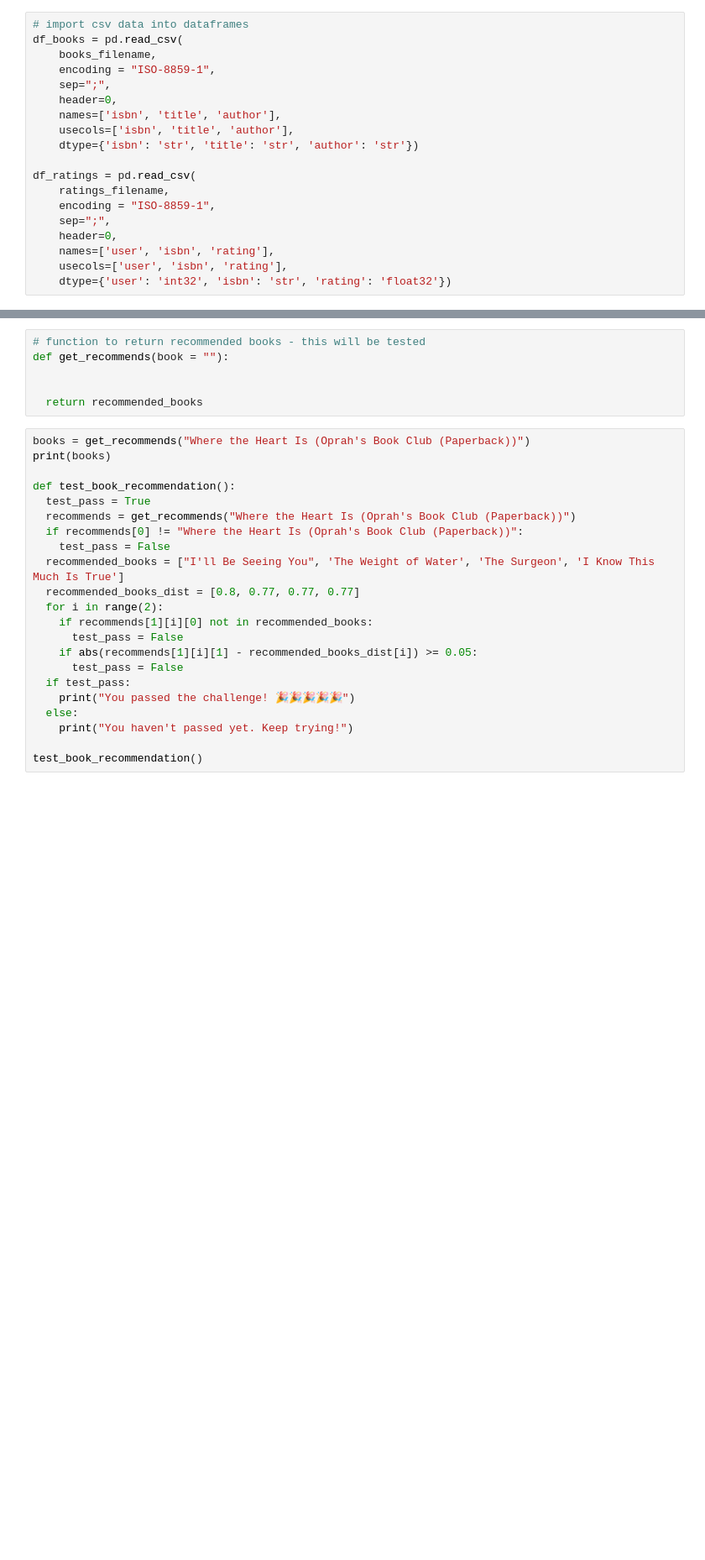
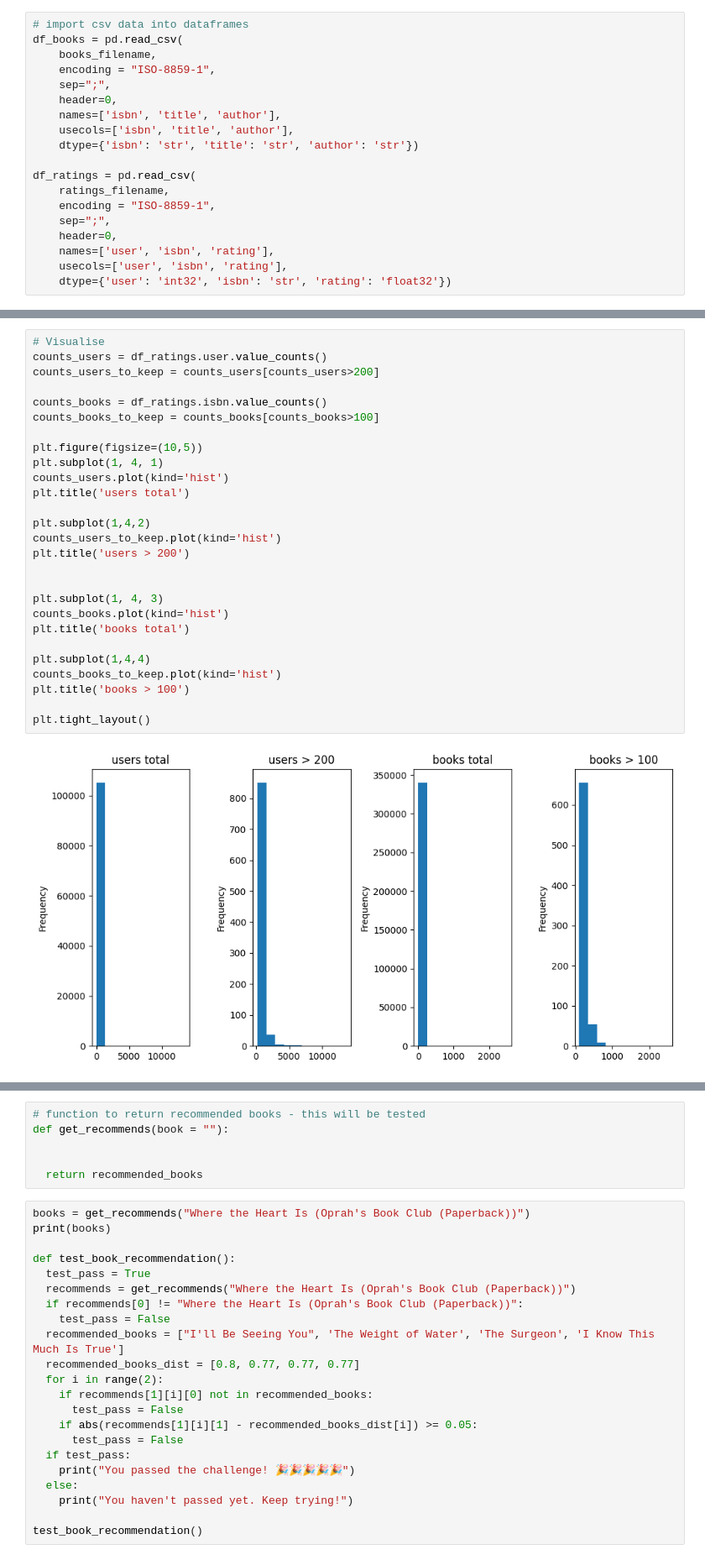
Before and after one commit to HBiermann/FCC_ML, a Jupyter notebook: Book Recommendation Engine using KNN/fcc_book_recommendation_knn.ipynb, the cells around one changed output, grey strips where cells are left out. Shown: that part at 84% size. Saved outputs shown, nothing was run; the diff lists cells and outputs as text; blank space fills up the shorter version.

```diff
--- a/Book Recommendation Engine using KNN/fcc_book_recommendation_knn.ipynb
+++ b/Book Recommendation Engine using KNN/fcc_book_recommendation_knn.ipynb
@@ -40,0 +73,29 @@ df_ratings = pd.read_csv(
+# %%
+# Visualise
+counts_users = df_ratings.user.value_counts()
+counts_users_to_keep = counts_users[counts_users>200]
+
+counts_books = df_ratings.isbn.value_counts()
+counts_books_to_keep = counts_books[counts_books>100]
+
+plt.figure(figsize=(10,5))
+plt.subplot(1, 4, 1)
+counts_users.plot(kind='hist')
+plt.title('users total')
+
+plt.subplot(1,4,2)
+counts_users_to_keep.plot(kind='hist')
+plt.title('users > 200')
+
+
+plt.subplot(1, 4, 3)
+counts_books.plot(kind='hist')
+plt.title('books total')
+
+plt.subplot(1,4,4)
+counts_books_to_keep.plot(kind='hist')
+plt.title('books > 100')
+
+plt.tight_layout()
+# %% [output]
+[figure, added]
```
Also changed, not shown: parts of 6 cells of this notebook.
